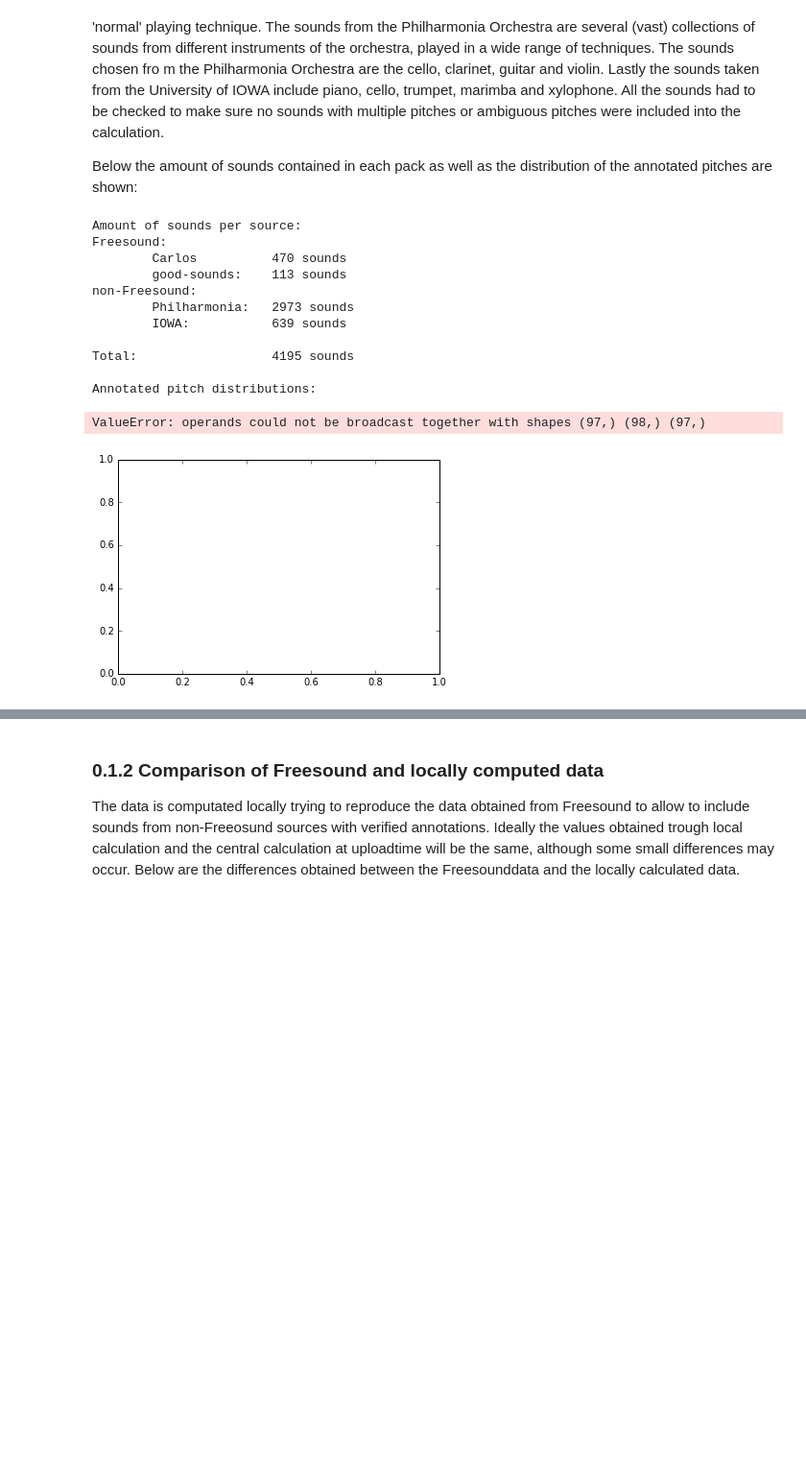
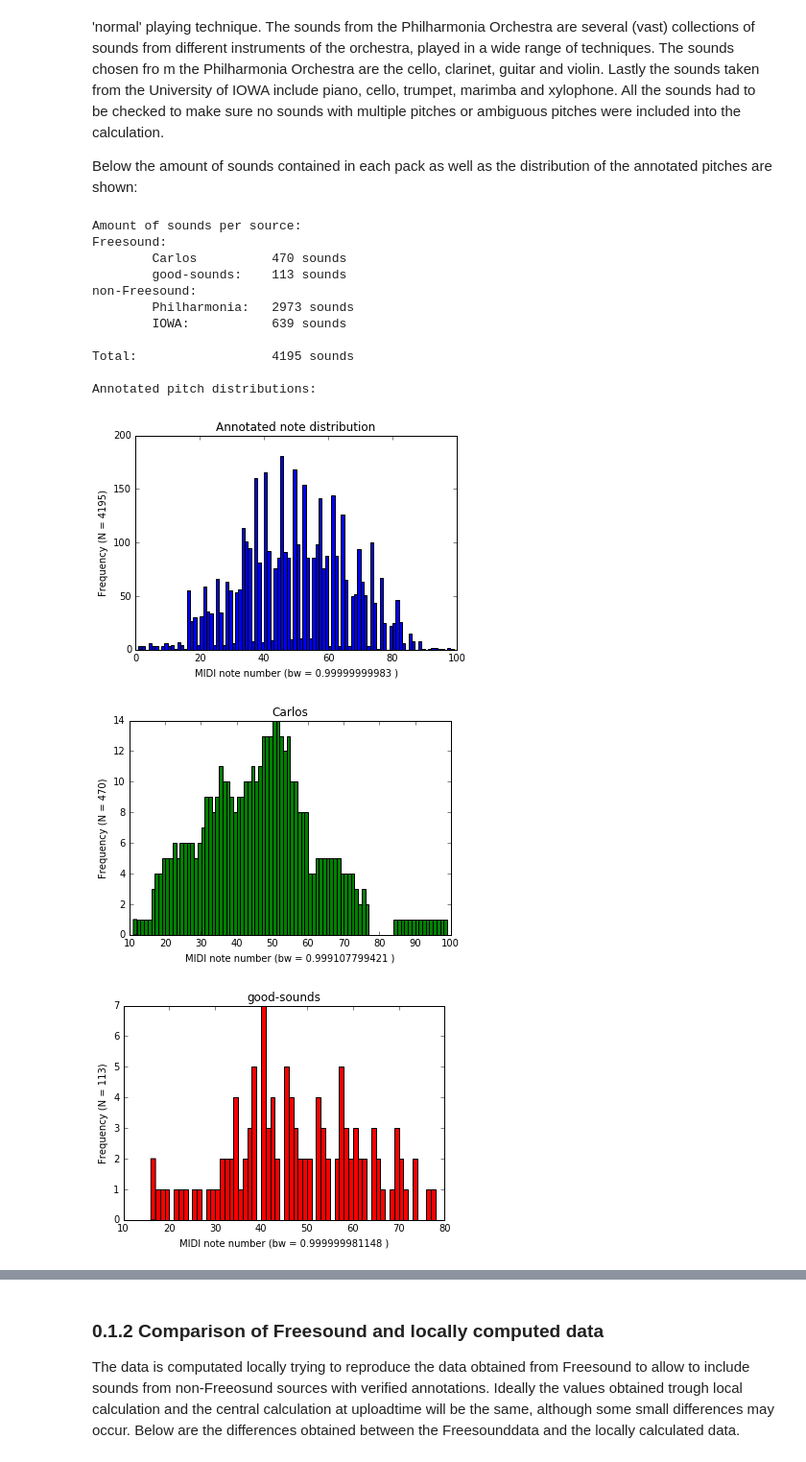
Before and after one commit to akkeh/internship, a Jupyter notebook: pitchEst/notebook/Single-note Sound Pitch Estimation.ipynb, the cells around one changed output, grey strips where cells are left out. Shown at 96% size. Drawn from its saved outputs; the diff is of its cells as text; code cells hidden in the pictures; blank space fills up the shorter version.

```diff
--- a/pitchEst/notebook/Single-note Sound Pitch Estimation.ipynb
+++ b/pitchEst/notebook/Single-note Sound Pitch Estimation.ipynb
@@ -16,20 +16,3 @@ importing functions
 loading data
 loading Freesound data
 done
-# %%
-pTag = pool['annotated.pitch']
-pEst = pool['lowLevel.pitch.median']
-mTag = ut.freq2midi(pTag)
-mEst = ut.freq2midi(pEst)
-st_midi = mTag - mEst
-print min(abs(st_midi))
-
-st =pa.semitoneDist(pTag, pEst)
-print min(abs(st))
-
-print pEst[0], mEst[0]
-
-
-freq = pEst[0]
-note = (np.log2(freq / 440.) * 12.) + 49
-print note, " : ", 2 ** ((note - 49) / 12.) * 440.
@@ -55,27 +33,28 @@ Below the amount of sounds contained in each pack as well as the distribution of
 # %%
 print "Amount of sounds per source:"
 print "Freesound:\n\tCarlos\t\t" + str(csN) + " sounds\n\tgood-sounds:\t" + str(gsN) + " sounds"
 print "non-Freesound:\n\tPhilharmonia:\t" + str(phN) + " sounds\n\tIOWA:\t\t" + str(iwN) + " sounds\n"
 N = csN + gsN + phN + iwN
 print "Total:\t\t\t" + str(N) + " sounds\n"
 print "Annotated pitch distributions:"
 pTag = pool['annotated.pitch']; midi = ut.freq2midi(pTag)
-hst = plt.hist(midi, range=(min(midi), max(midi)), bins=max(midi)-min(midi)); plt.title("Annotated note distribution"); bw = hst[1][3]-hst[1][2]; plt.xlabel("MIDI note number (bw = " + str(bw) + " )"); plt.ylabel("Frequency (N = " + str(N) + ")");  plt.show();
+hst = plt.hist(midi, range=(min(midi), max(midi)), bins=np.round(max(midi)-min(midi))); plt.title("Annotated note distribution"); bw = hst[1][3]-hst[1][2]; plt.xlabel("MIDI note number (bw = " + str(bw) + " )"); plt.ylabel("Frequency (N = " + str(N) + ")");  plt.show();
 hst = plt.hist(midi[:csN], range=(min(midi[:csN]), max(midi[:csN])), bins=np.round(max(midi[:csN])-min(midi[:csN])), color='green'); plt.title("Carlos"); bw = hst[1][3]-hst[1][2]; plt.xlabel("MIDI note number (bw = " + str(bw) + " )");plt.ylabel("Frequency (N = " + str(csN) + ")"); plt.show();
 hst = plt.hist(midi[csN:csN+gsN], range=(min(midi[csN:csN+gsN]), max(midi[csN:csN+gsN])), bins=np.round(max(midi[csN:csN+gsN])-min(midi[csN:csN+gsN])), color='red'); plt.title("good-sounds"); bw = hst[1][3]-hst[1][2]; plt.xlabel("MIDI note number (bw = " + str(bw) + " )"); plt.ylabel("Frequency (N = " + str(gsN) + ")"); plt.show();
 hst = plt.hist(midi[csN+gsN:csN+gsN+phN], range=(min(midi[csN+gsN:csN+gsN+phN]), max(midi[csN+gsN:csN+gsN+phN])), bins=np.round(max(midi[csN+gsN:csN+gsN+phN])-min(midi[csN+gsN:csN+gsN+phN])), color='yellow'); plt.title("Philharmonia"); bw = hst[1][3]-hst[1][2]; plt.xlabel("MIDI note number (bw = " + str(bw) + " )"); plt.ylabel("Frequency (N = " + str(phN) + ")"); plt.show();
 hst = plt.hist(midi[csN+gsN+phN:], range=(min(midi[csN+gsN+phN:]), max(midi[csN+gsN+phN:])), bins=np.round(max(midi[csN+gsN+phN:])-min(midi[csN+gsN+phN:])), color='lightblue'); plt.title("IOWA"); bw = hst[1][3]-hst[1][2]; plt.xlabel("MIDI note number (bw = " + str(bw) + " )"); plt.ylabel("Frequency (N = " + str(iwN) + ")"); plt.show();
 # %% [output]
 Amount of sounds per source:
 Freesound:
         Carlos          470 sounds
         good-sounds:    113 sounds
 non-Freesound:
         Philharmonia:   2973 sounds
         IOWA:           639 sounds
 
 Total:                  4195 sounds
 
 Annotated pitch distributions:
-ValueError: operands could not be broadcast together with shapes (97,) (98,) (97,)
-[figure, old version]
+[figure, new version]
+[figure, added]
+[figure, added]
```
Also changed, not shown: parts of 7 cells of this notebook, 1 other file.
